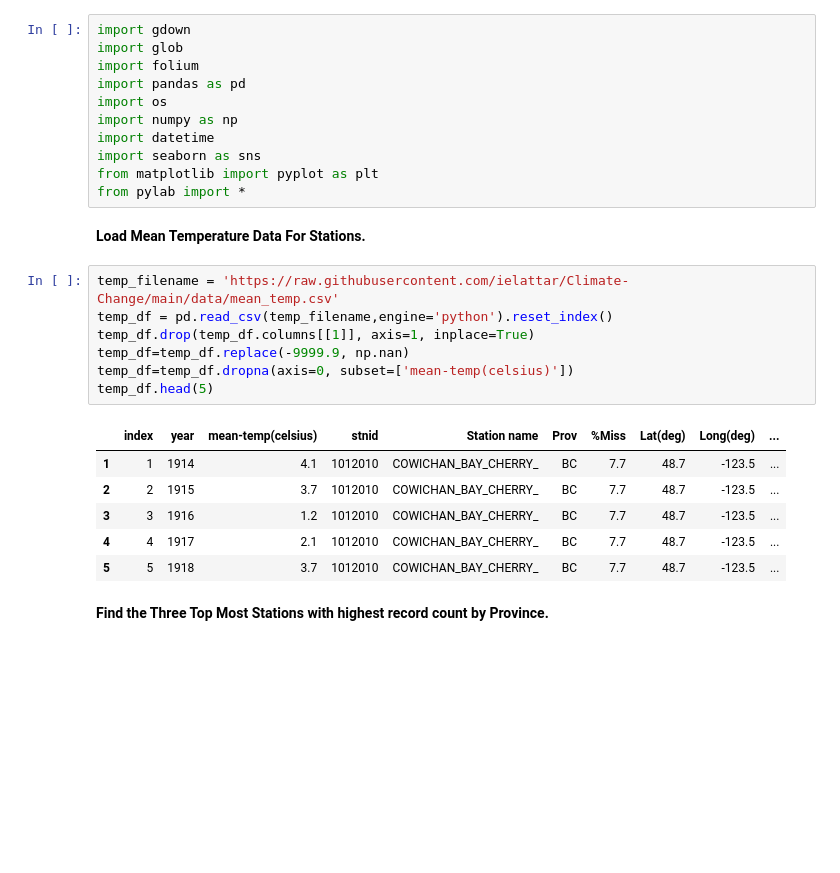
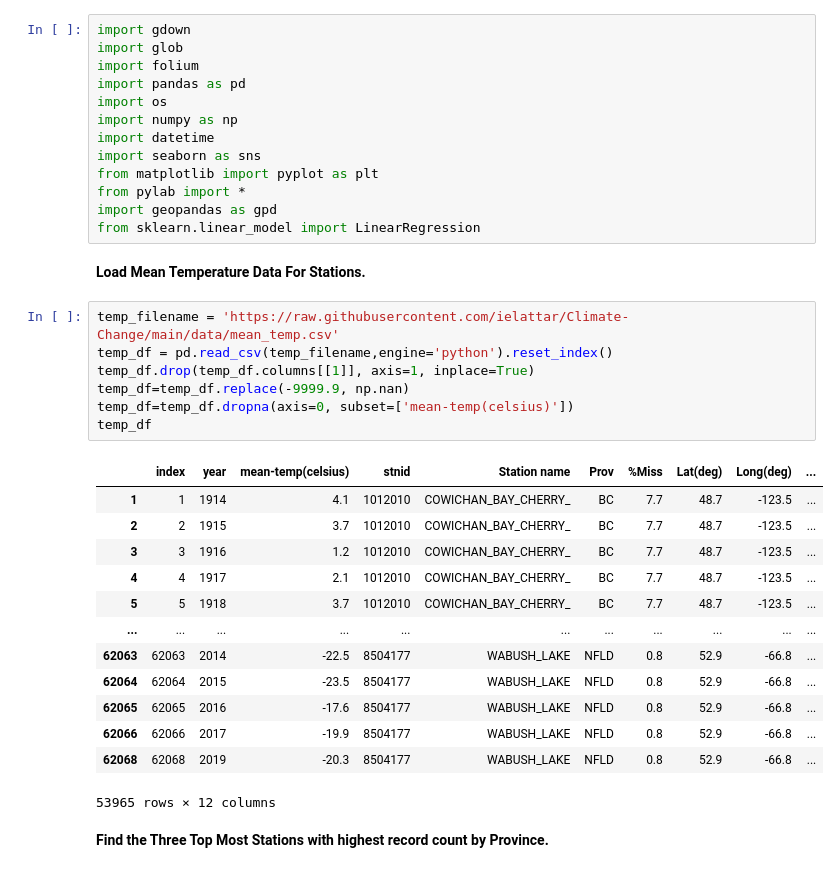
Before and after one commit to ielattar/Climate-Change, a Jupyter notebook: notebooks/temperature_trends.ipynb, the cells around one changed output. Saved outputs shown, nothing was run; the diff lists cells and outputs as text; blank space fills up the shorter version.

```diff
--- a/notebooks/temperature_trends.ipynb
+++ b/notebooks/temperature_trends.ipynb
@@ -9,22 +9,31 @@ import datetime
 import seaborn as sns
 from matplotlib import pyplot as plt
 from pylab import *
+import geopandas as gpd
+from sklearn.linear_model import LinearRegression
 # %% [markdown]
 **Load Mean Temperature Data For Stations.**
 # %%
 temp_filename = 'https://raw.githubusercontent.com/ielattar/Climate-Change/main/data/mean_temp.csv'
 temp_df = pd.read_csv(temp_filename,engine='python').reset_index()
 temp_df.drop(temp_df.columns[[1]], axis=1, inplace=True)
 temp_df=temp_df.replace(-9999.9, np.nan)
 temp_df=temp_df.dropna(axis=0, subset=['mean-temp(celsius)'])
-temp_df.head(5)
+temp_df
 # %% [output]
 |  | index | year | mean-temp(celsius) | stnid | Station name | Prov | %Miss | Lat(deg) | Long(deg) | ... |
 | 1 | 1 | 1914 | 4.1 | 1012010 | COWICHAN_BAY_CHERRY_ | BC | 7.7 | 48.7 | -123.5 | ... |
 | 2 | 2 | 1915 | 3.7 | 1012010 | COWICHAN_BAY_CHERRY_ | BC | 7.7 | 48.7 | -123.5 | ... |
 | 3 | 3 | 1916 | 1.2 | 1012010 | COWICHAN_BAY_CHERRY_ | BC | 7.7 | 48.7 | -123.5 | ... |
 | 4 | 4 | 1917 | 2.1 | 1012010 | COWICHAN_BAY_CHERRY_ | BC | 7.7 | 48.7 | -123.5 | ... |
 | 5 | 5 | 1918 | 3.7 | 1012010 | COWICHAN_BAY_CHERRY_ | BC | 7.7 | 48.7 | -123.5 | ... |
+| ... | ... | ... | ... | ... | ... | ... | ... | ... | ... | ... |
+| 62063 | 62063 | 2014 | -22.5 | 8504177 | WABUSH_LAKE | NFLD | 0.8 | 52.9 | -66.8 | ... |
+| 62064 | 62064 | 2015 | -23.5 | 8504177 | WABUSH_LAKE | NFLD | 0.8 | 52.9 | -66.8 | ... |
+| 62065 | 62065 | 2016 | -17.6 | 8504177 | WABUSH_LAKE | NFLD | 0.8 | 52.9 | -66.8 | ... |
+| 62066 | 62066 | 2017 | -19.9 | 8504177 | WABUSH_LAKE | NFLD | 0.8 | 52.9 | -66.8 | ... |
+| 62068 | 62068 | 2019 | -20.3 | 8504177 | WABUSH_LAKE | NFLD | 0.8 | 52.9 | -66.8 | ... |
+53965 rows × 12 columns
 # %% [markdown]
 **Find the Three Top Most Stations with highest record count by Province.**
 # %%
```
Also changed, not shown: parts of 16 cells of this notebook, 3 other files.
